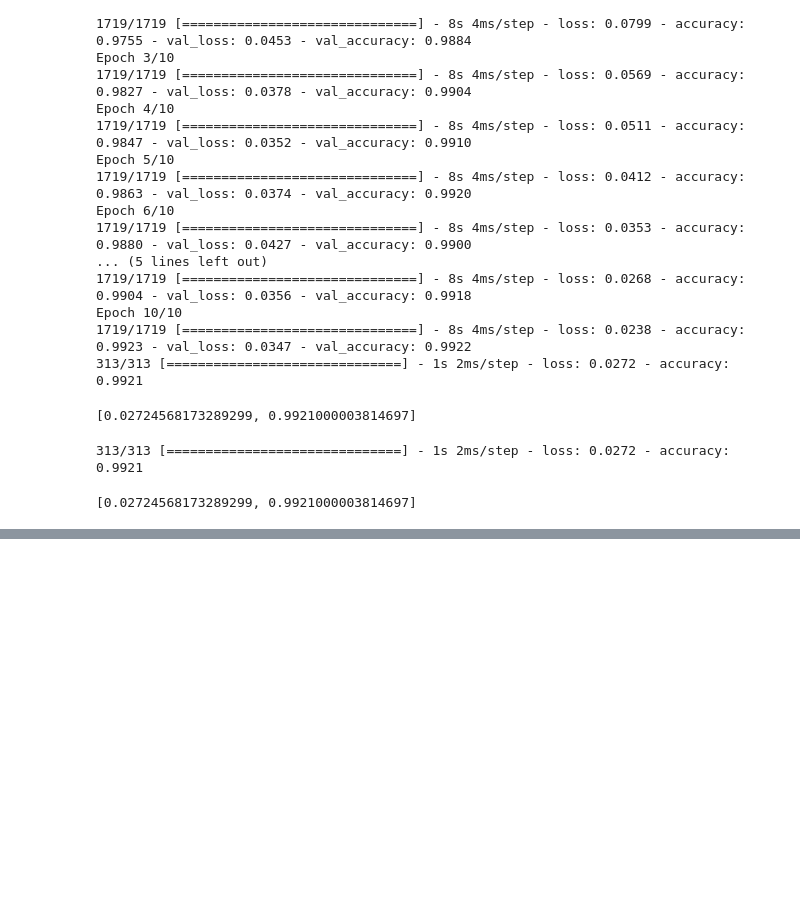
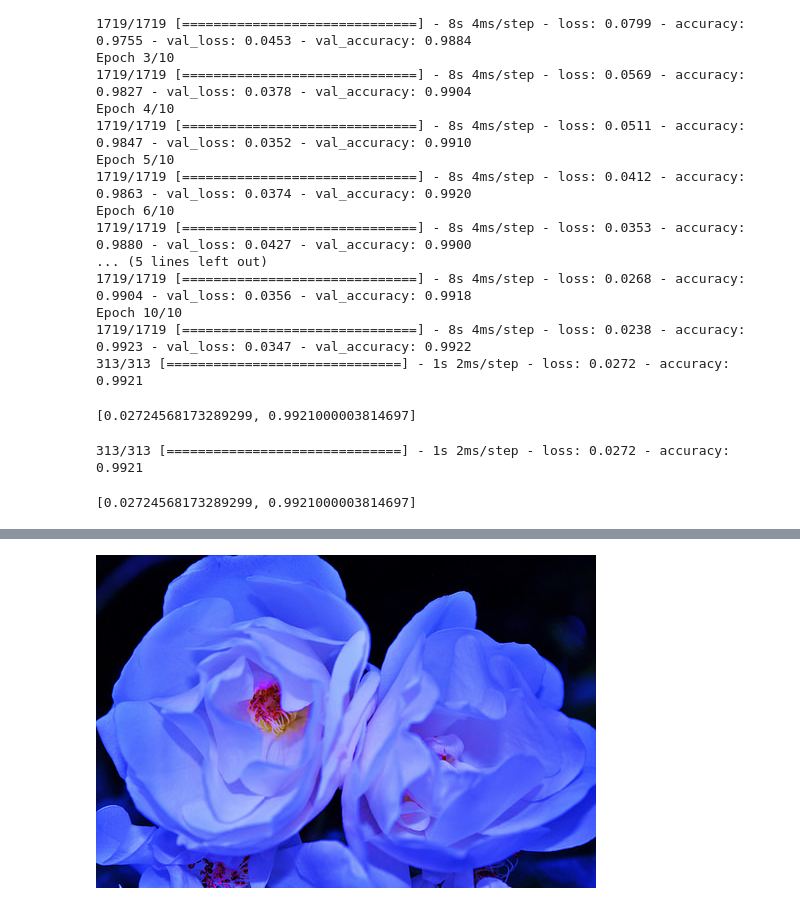
Before and after one commit to gauravpks/dl-repo, a Jupyter notebook: CNN/CNNImplementation.ipynb, the cells around one changed output, grey strips where cells are left out. Drawn from its saved outputs; the diff is of its cells as text; code cells hidden in the pictures; blank space fills up the shorter version.

```diff
--- a/CNN/CNNImplementation.ipynb
+++ b/CNN/CNNImplementation.ipynb
@@ -286,0 +329,4 @@ model.evaluate(X_test, y_test)
+# %%
+PIL.Image.open(str(roses[1]))
+# %% [output]
+[figure, added]
```
Also changed, not shown: parts of 20 cells of this notebook.
